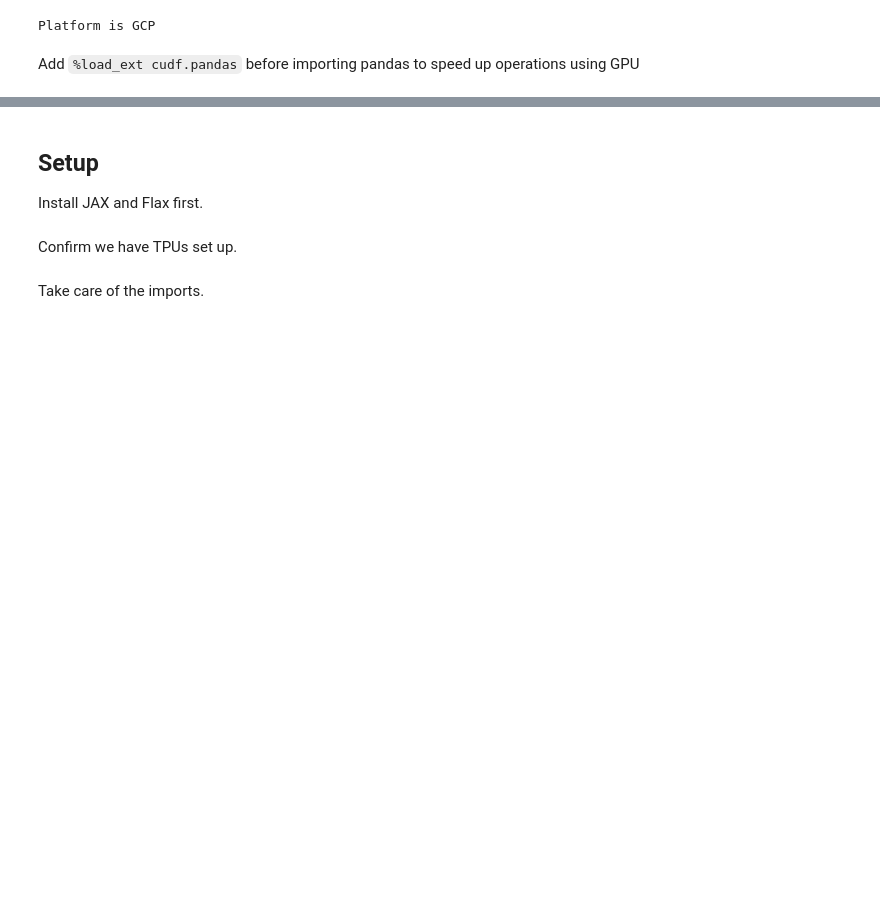
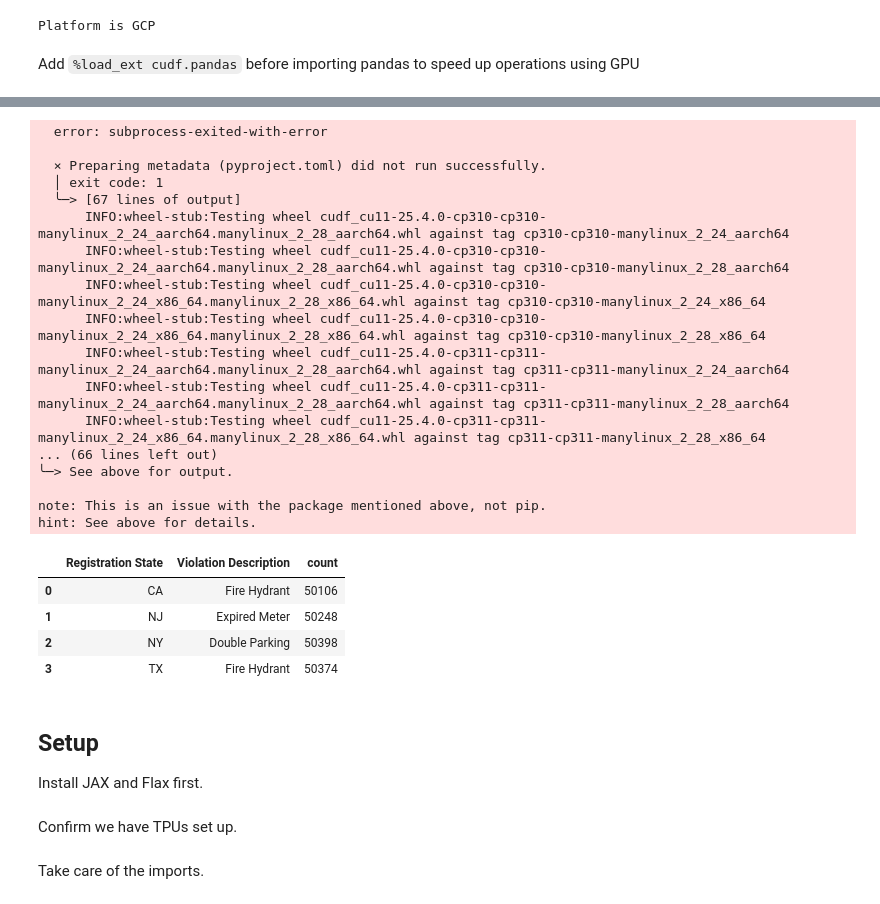
Before and after one commit to RandyC3po/A.I.-Assistant, a Jupyter notebook: Copy_of_GPT2_transformers_workshop_IO_2025.ipynb, the cells around one changed output, grey strips where cells are left out. Drawn from its saved outputs; the diff is of its cells as text; code cells hidden in the pictures; blank space fills up the shorter version.

```diff
--- a/Copy_of_GPT2_transformers_workshop_IO_2025.ipynb
+++ b/Copy_of_GPT2_transformers_workshop_IO_2025.ipynb
@@ -74,9 +81,6 @@ Platform is GCP
 Add `%load_ext cudf.pandas` before importing pandas to speed up operations using GPU
 # %%
 %pip install cudf-cu11 --extra-index-url=https://pypi.nvidia.com
-%load_ext cudf.pandas
-import pandas as pd
-import numpy as np
 
 # Randomly generated dataset of parking violations-
 # Define the number of rows
@@ -98,7 +102,7 @@ data = {
     "Violation Description": np.random.choice(violations, size=num_rows),
     "Vehicle Body Type": np.random.choice(vehicle_types, size=num_rows),
     "Issue Date": np.random.choice(dates, size=num_rows),
-    "Ticket Number": np.random.randint(1000000000, 9999999999, size=num_rows)
+    "Ticket Number": np.random.randint(1000000000, 9999999999, size=num_rows, dtype=np.int64)
 }
 
 # Create a DataFrame
@@ -118,3 +131,25 @@ ModuleNotFoundError: No module named 'cudf'
+  error: subprocess-exited-with-error
+
+  × Preparing metadata (pyproject.toml) did not run successfully.
+  │ exit code: 1
+  ╰─> [67 lines of output]
+      INFO:wheel-stub:Testing wheel cudf_cu11-25.4.0-cp310-cp310-manylinux_2_24_aarch64.manylinux_2_28_aarch64.whl against tag cp310-cp310-manylinux_2_24_aarch64
+      INFO:wheel-stub:Testing wheel cudf_cu11-25.4.0-cp310-cp310-manylinux_2_24_aarch64.manylinux_2_28_aarch64.whl against tag cp310-cp310-manylinux_2_28_aarch64
+      INFO:wheel-stub:Testing wheel cudf_cu11-25.4.0-cp310-cp310-manylinux_2_24_x86_64.manylinux_2_28_x86_64.whl against tag cp310-cp310-manylinux_2_24_x86_64
+      INFO:wheel-stub:Testing wheel cudf_cu11-25.4.0-cp310-cp310-manylinux_2_24_x86_64.manylinux_2_28_x86_64.whl against tag cp310-cp310-manylinux_2_28_x86_64
+      INFO:wheel-stub:Testing wheel cudf_cu11-25.4.0-cp311-cp311-manylinux_2_24_aarch64.manylinux_2_28_aarch64.whl against tag cp311-cp311-manylinux_2_24_aarch64
+      INFO:wheel-stub:Testing wheel cudf_cu11-25.4.0-cp311-cp311-manylinux_2_24_aarch64.manylinux_2_28_aarch64.whl against tag cp311-cp311-manylinux_2_28_aarch64
+      INFO:wheel-stub:Testing wheel cudf_cu11-25.4.0-cp311-cp311-manylinux_2_24_x86_64.manylinux_2_28_x86_64.whl against tag cp311-cp311-manylinux_2_28_x86_64
+... (66 lines left out)
+╰─> See above for output.
+
+note: This is an issue with the package mentioned above, not pip.
+hint: See above for details.
+|  | Registration State | Violation Description | count |
+| 0 | CA | Fire Hydrant | 50106 |
+| 1 | NJ | Expired Meter | 50248 |
+| 2 | NY | Double Parking | 50398 |
+| 3 | TX | Fire Hydrant | 50374 |
 # %%
 # Randomly generated dataset of parking violations-
 # Define the number of rows
```
Also changed, not shown: parts of 2 cells of this notebook.
